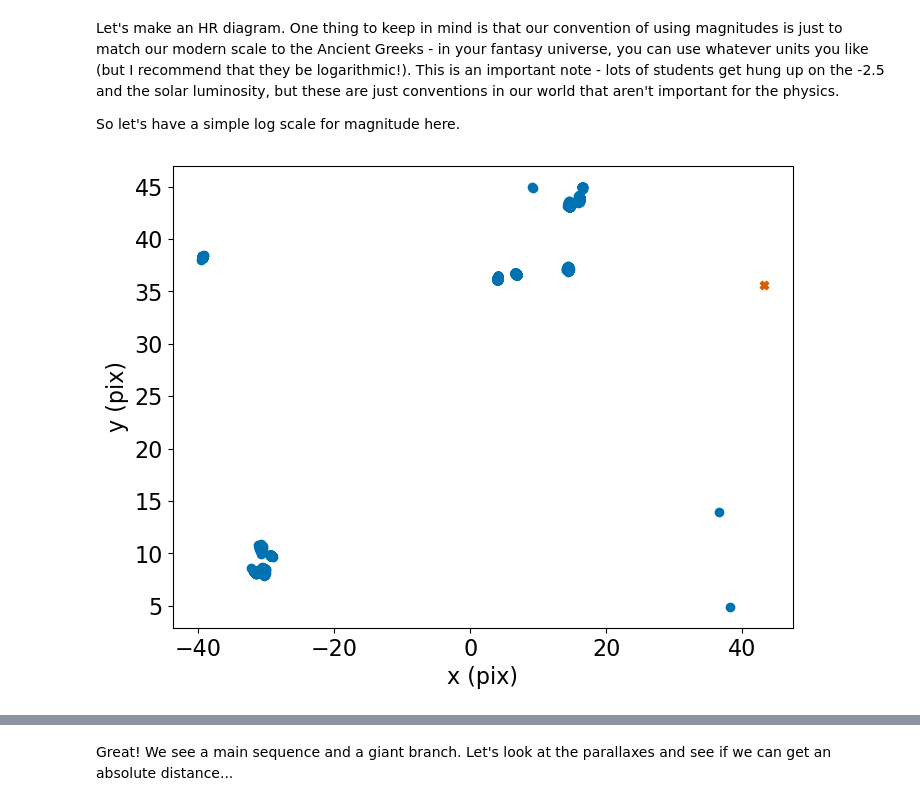
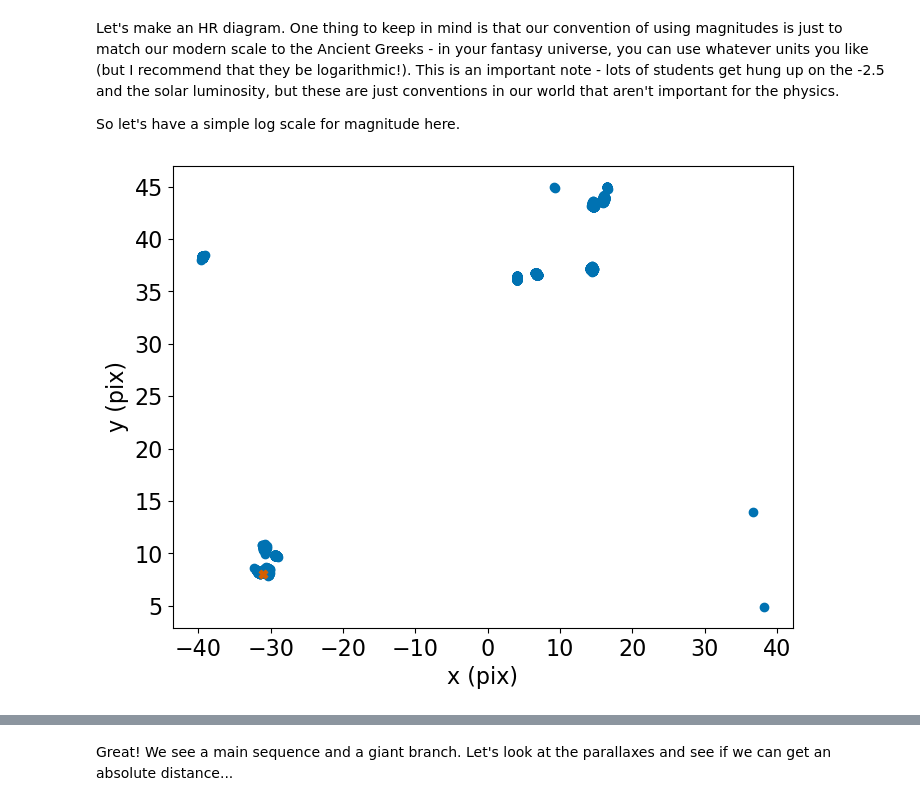
Before and after one commit to claregoodhill/ladder, a Jupyter notebook: docs/notebooks/hr_diagram.ipynb, the cells around one changed output, grey strips where cells are left out. Cells and saved outputs as stored; diff of their text form; code cells hidden in the pictures.

```diff
--- a/docs/notebooks/hr_diagram.ipynb
+++ b/docs/notebooks/hr_diagram.ipynb
@@ -41,7 +41,7 @@ Here, `ddir` should be the data directory for the camera where your stars are. T
 # %%
 ddir = '/Users/holly/OneDrive/Desktop/PHYS3080/ladder/ladder/docs/U01/' # local copy of some data formatted like yours will be
 # %%
-stars = pd.read_csv(ddir+'Bottom/Star_Data.csv')
+stars = pd.read_csv(ddir+'Top/Star_Data.csv')
 print(stars.keys())
 # %% [output]
 Index(['Name', 'X', 'Y', 'BlueF', 'GreenF', 'RedF', 'Parallax',
@@ -60,13 +60,13 @@ Let's make an HR diagram. One thing to keep in mind is that our convention of us
 
 So let's have a simple log scale for magnitude here.
 # %%
-centre = (43.3, 35.58)
+centre = (-31, 8)
 plt.scatter(stars.X,stars.Y)
 plt.scatter(*centre,color='C2',marker='X') # * expands the elements of a list
 plt.xlabel('x (pix)')
 plt.ylabel('y (pix)');
 # %% [output]
-[figure, old version]
+[figure, new version]
 # %%
 d = np.sqrt((stars.X-centre[0])** 2 + (stars.Y - centre[1])**2)
 galaxy = stars[d<1] # filter to only close ones
```
Also changed, not shown: parts of 9 cells of this notebook.
